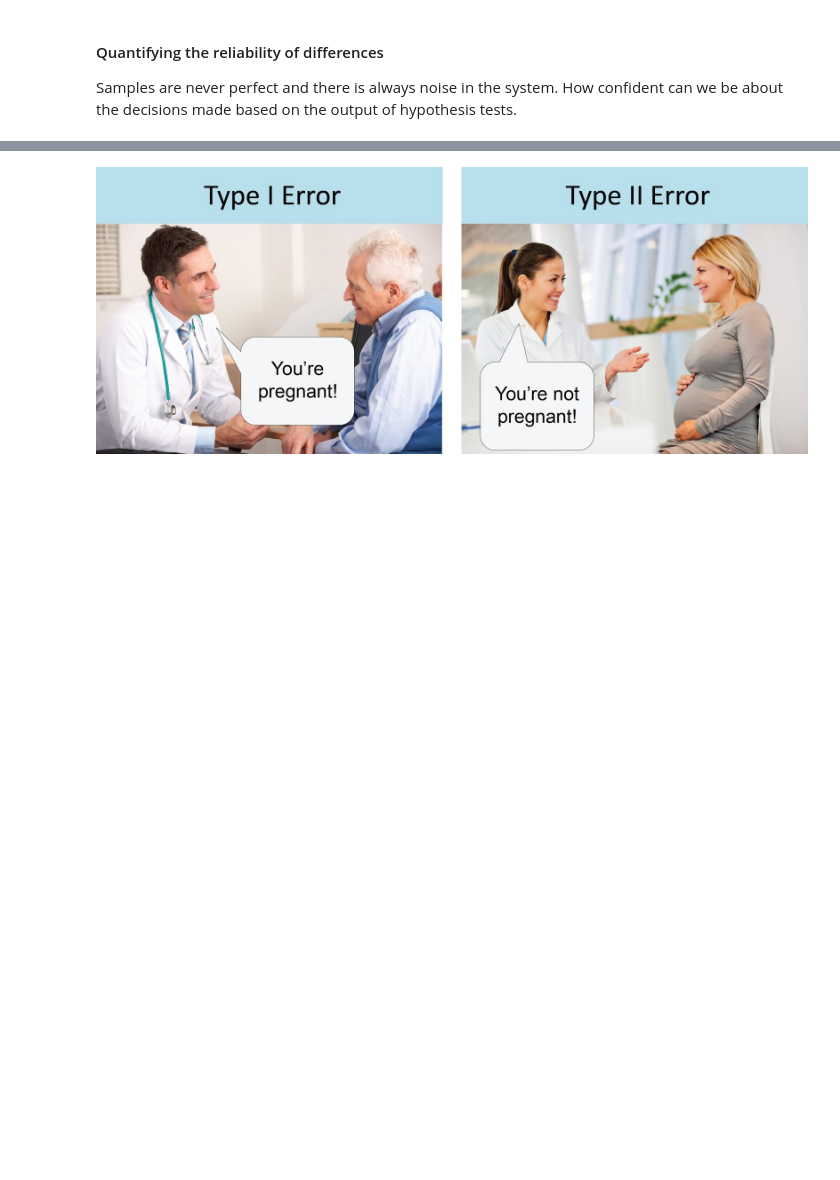
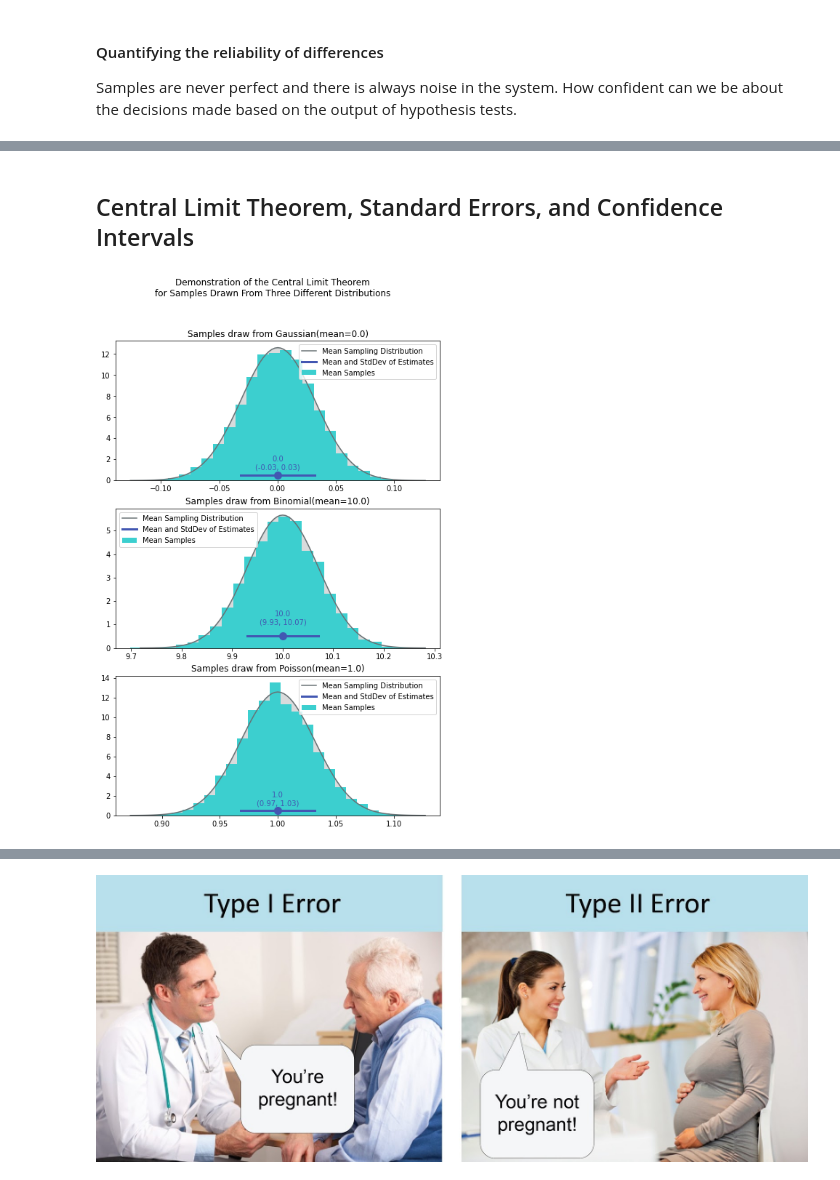
Before and after one commit to quizlet/abracadabra, a Jupyter notebook: docs/inferential_statistics_and_ab_experiment_analysis.ipynb, the cells around one changed output, grey strips where cells are left out. Cells and saved outputs as stored; diff of their text form; code cells hidden in the pictures; blank space fills up the shorter version.

```diff
--- a/docs/inferential_statistics_and_ab_experiment_analysis.ipynb
+++ b/docs/inferential_statistics_and_ab_experiment_analysis.ipynb
@@ -175,0 +260,42 @@ Samples are never perfect and there is always noise in the system. How confident
+# %% [markdown]
+## Central Limit Theorem, Standard Errors, and Confidence Intervals
+# %%
+from abra.vis import Binomial
+
+n_samples, n_trials = 1000, 10000
+fig, axs = plt.subplots(3, figsize=(8, 12))
+distribution_classes = [Gaussian, Binomial, Poisson]
+for ii, distribution_class in enumerate(distribution_classes):
+    plt.sca(axs[ii])
+    distribution = distribution_class()
+
+    # Draw samples form the distribution over multiple trials
+    samples = distribution.sample(size=(n_samples, n_trials))
+
+    # Estimate mean for all trials
+    means = samples.mean(0)
+
+    # Estimate mean and StdDev of mean estiamte
+    mean_estimate = means.mean()
+    std_estimate = means.std()
+
+    # Demonstrate the CLT, namesly that means over trials are Gaussian-distributed
+    CLT = Gaussian(mean_estimate, std_estimate, label='Mean Sampling Distribution', color=STD_NORMAL_COLOR)
+    CLT.plot()
+    plt.hist(means, color=SAMPLES_COLOR, bins=25, density=True, label='Mean Samples')
+    plot_interval(
+        mean_estimate - std_estimate, mean_estimate + std_estimate, mean_estimate,
+        color=INTERVAL_ESTIMATE_COLOR,
+        label="Mean and StdDev of Estimates",
+        y=.5,
+        display_text=True,
+        offset=.5,
+        fontsize=10
+    )
+    plt.title(f"Samples draw from {distribution.__class__.__name__}(mean={distribution.dist.mean()})")
+    plt.legend()
+    plt.suptitle("Demonstration of the Central Limit Theorem\nfor Samples Drawn From Three Different Distributions")
+
+savefig('central_limit_theorem')
+# %% [output]
+[figure, added]
```
Also changed, not shown: parts of 41 cells of this notebook, 1 other file.
